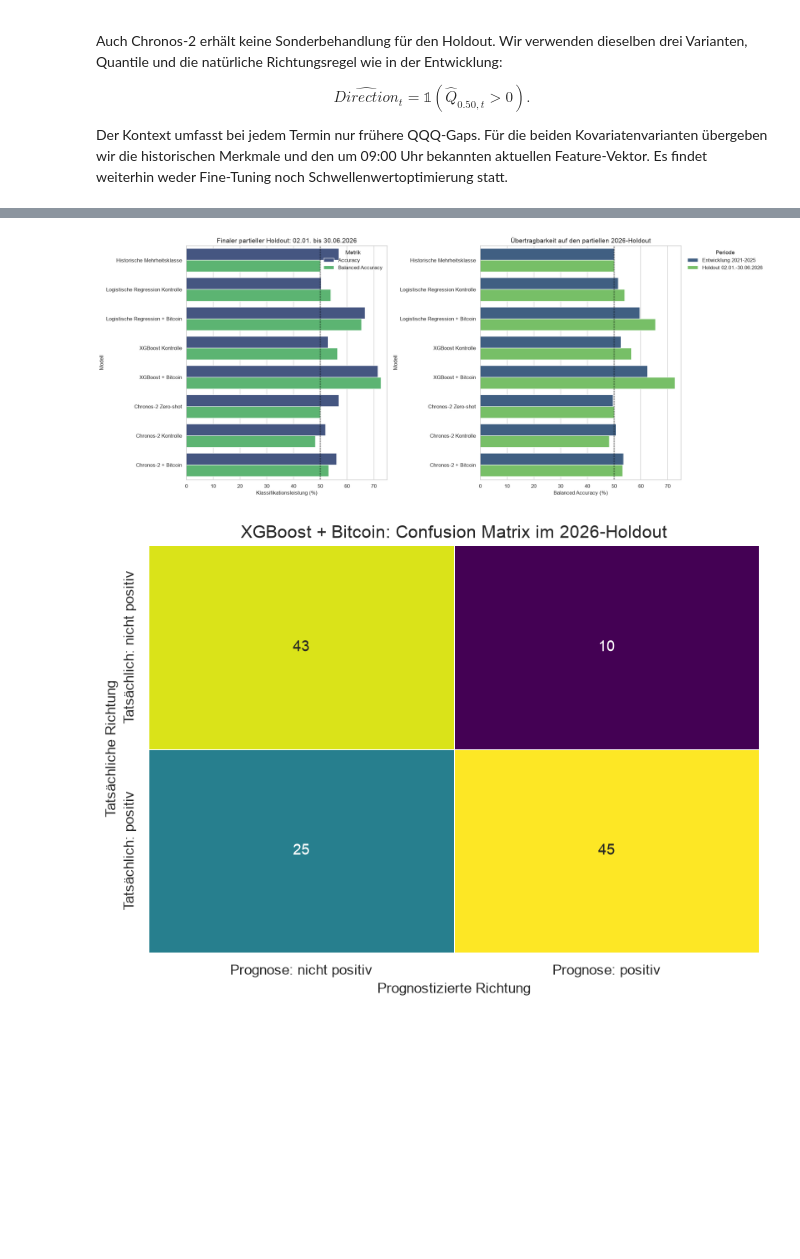
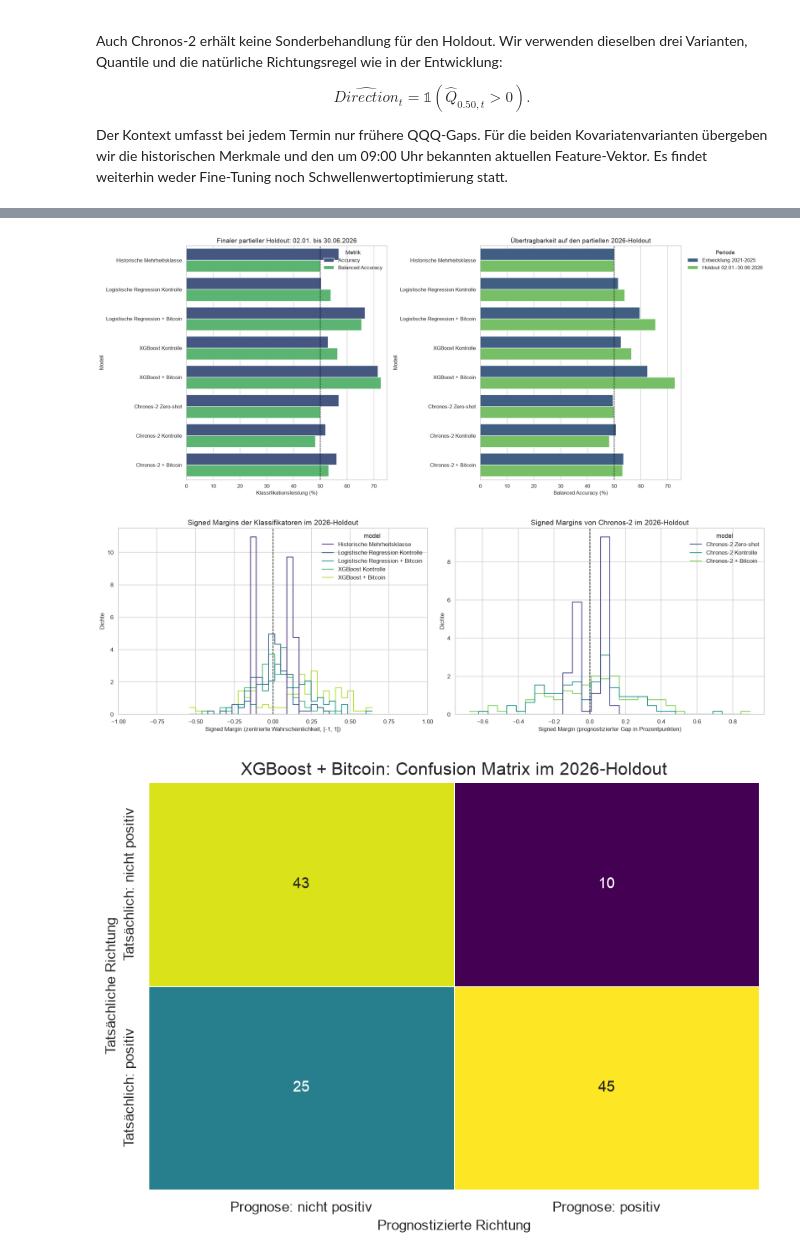
Before and after one commit to Steff72/CSP1, a Jupyter notebook: notebooks/btc_overnight_qqq_forecasting.ipynb, the cells around one changed output, grey strips where cells are left out. Saved outputs shown, nothing was run; the diff lists cells and outputs as text; code cells hidden in the pictures; blank space fills up the shorter version.

Commit message:
Refine evaluation with boundary margins

```diff
--- a/notebooks/btc_overnight_qqq_forecasting.ipynb
+++ b/notebooks/btc_overnight_qqq_forecasting.ipynb
@@ -2739,6 +2856,8 @@ assert xgboost_predictions["positive_probability"].between(0, 1).all()
 assert xgboost_predictions["prediction"].isin([0, 1]).all()
 assert xgboost_predictions["scale_pos_weight"].gt(0).all()
 
+xgboost_predictions = add_classifier_margin_columns(xgboost_predictions)
+
 # Save one forecast-level audit trail for both XGBoost variants
 xgboost_output_path = (
     PROCESSED_DATA_DIR / "btc_overnight_qqq_xgboost_backtest.csv"
@@ -3449,6 +3565,7 @@ chronos_predictions["inside_80_interval"] = (
     chronos_predictions["actual_gap_log_return"]
     <= chronos_predictions["q90_gap_log_return"]
 )
+chronos_predictions = add_chronos_margin_columns(chronos_predictions)
 
 # Release the foundation model after inference to keep the notebook lightweight
 del chronos_pipeline, quantile_tensors, median_tensors
@@ -4173,6 +4403,9 @@ assert holdout_supervised_predictions["positive_probability"].between(
     0, 1
 ).all()
 assert holdout_supervised_predictions["prediction"].isin([0, 1]).all()
+holdout_supervised_predictions = add_classifier_margin_columns(
+    holdout_supervised_predictions
+)
 
 supervised_handoff = (
     holdout_supervised_predictions.groupby("model", sort=False)
@@ -4351,6 +4584,9 @@ chronos_holdout_predictions["inside_80_interval"] = (
     chronos_holdout_predictions["actual_gap_log_return"]
     <= chronos_holdout_predictions["q90_gap_log_return"]
 )
+chronos_holdout_predictions = add_chronos_margin_columns(
+    chronos_holdout_predictions
+)
 
 # Release the second model instance after the single final inference pass
 del chronos_holdout_pipeline, quantile_tensors, median_tensors
@@ -4694,6 +4959,48 @@ axes[1].legend(
 fig.tight_layout()
 plt.show()
 
+# Compare holdout margin distributions on explicitly separate score scales
+fig, axes = plt.subplots(1, 2, figsize=(18, 6), sharex=False, sharey=False)
+sns.histplot(
+    data=holdout_classifier_margin_predictions,
+    x="signed_margin",
+    hue="model",
+    hue_order=all_model_order,
+    stat="density",
+    common_norm=False,
+    element="step",
+    fill=False,
+    bins=30,
+    palette=[VIRIDIS(value) for value in np.linspace(0.12, 0.88, 5)],
+    ax=axes[0],
+)
+axes[0].axvline(0, color="black", linewidth=1.2, linestyle="--")
+axes[0].set_xlim(-1, 1)
+axes[0].set_title("Signed Margins der Klassifikatoren im 2026-Holdout")
+axes[0].set_xlabel("Signed Margin (zentrierte Wahrscheinlichkeit, [-1, 1])")
+axes[0].set_ylabel("Dichte")
+
+sns.histplot(
+    data=holdout_chronos_margin_predictions,
+    x="signed_margin",
+    hue="model",
+    hue_order=list(CHRONOS_MODEL_FEATURES),
+    stat="density",
+    common_norm=False,
+    element="step",
+    fill=False,
+    bins=30,
+    palette=[VIRIDIS(0.20), VIRIDIS(0.50), VIRIDIS(0.80)],
+    ax=axes[1],
+)
+axes[1].axvline(0, color="black", linewidth=1.2, linestyle="--")
+axes[1].set_title("Signed Margins von Chronos-2 im 2026-Holdout")
+axes[1].set_xlabel("Signed Margin (prognostizierter Gap in Prozentpunkten)")
+axes[1].set_ylabel("Dichte")
+
+fig.tight_layout()
+plt.show()
+
 # Show the four outcomes for the preselected final model
 from sklearn.metrics import confusion_matrix
 
@@ -4703,34 +5010,35 @@ final_model_holdout = holdout_classification_predictions[
 final_confusion_matrix = confusion_matrix(
     final_model_holdout["actual"],
     final_model_holdout["prediction"],
     labels=[0, 1],
 )
 true_negative, false_positive, false_negative, true_positive = (
     final_confusion_matrix.ravel()
 )
 final_confusion_display = pd.DataFrame(
     final_confusion_matrix,
     index=["Tatsächlich: nicht positiv", "Tatsächlich: positiv"],
     columns=["Prognose: nicht positiv", "Prognose: positiv"],
 )
 
 plt.figure(figsize=(7.5, 5.5))
 sns.heatmap(
     final_confusion_display,
     annot=True,
     fmt="d",
     cmap="viridis",
     cbar=False,
     linewidths=0.5,
 )
 plt.title("XGBoost + Bitcoin: Confusion Matrix im 2026-Holdout")
 plt.xlabel("Prognostizierte Richtung")
 plt.ylabel("Tatsächliche Richtung")
 plt.tight_layout()
 plt.show()
 # %% [output]
 [figure]
-[figure, old version]
+[figure, new version]
+[figure, added]
 # %%
 # Derive the final narrative only from the executed holdout results
 holdout_indexed = holdout_metrics.set_index("model")
```
Also changed, not shown: parts of 15 cells of this notebook, 1 other file.
